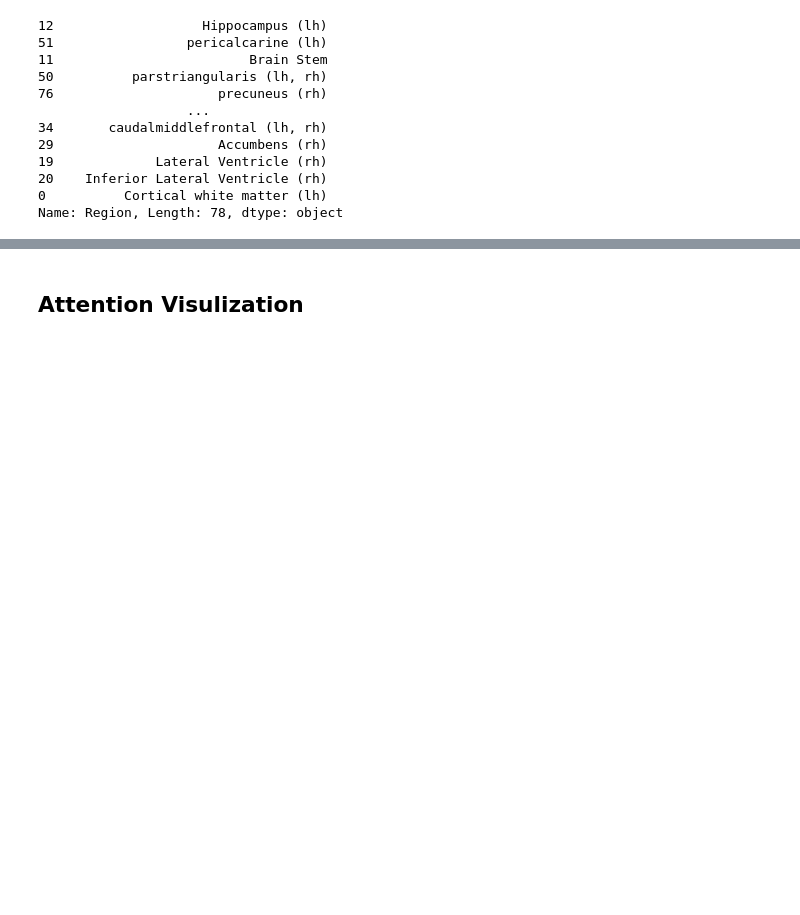
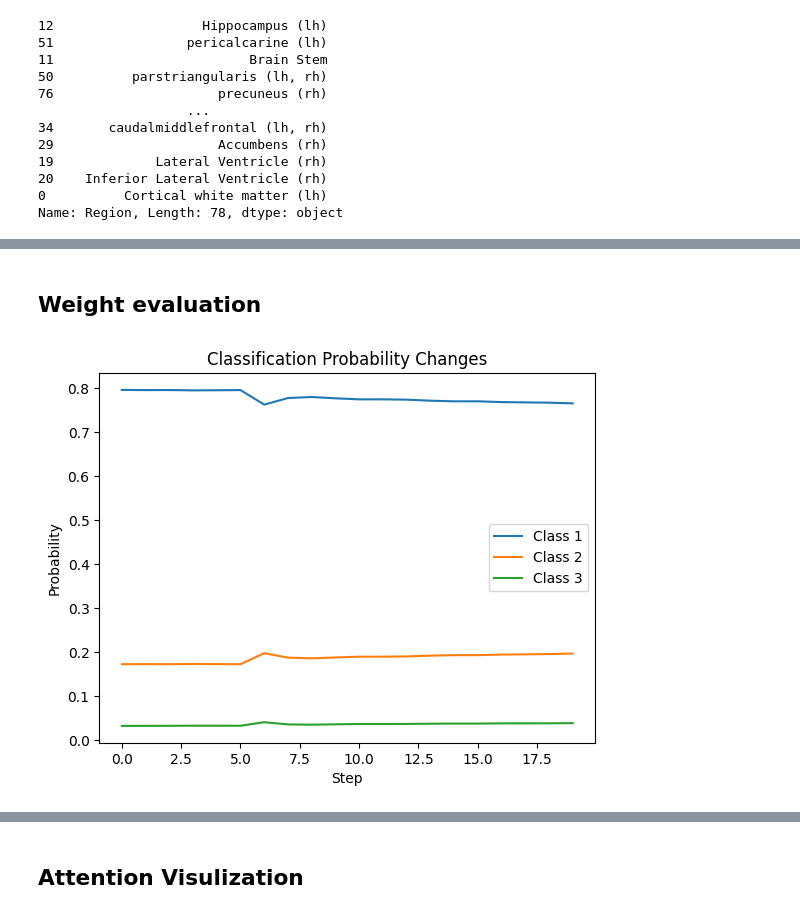
Before and after one commit to sujuntao2022/ADNI-XAI, a Jupyter notebook: Interpretation_visualize.ipynb, the cells around one changed output, grey strips where cells are left out. Saved outputs shown, nothing was run; the diff lists cells and outputs as text; code cells hidden in the pictures; blank space fills up the shorter version.

```diff
--- a/Interpretation_visualize.ipynb
+++ b/Interpretation_visualize.ipynb
@@ -608,0 +659,11 @@ Name: Region, Length: 78, dtype: object
+# %%
+# 为每个注意力指标分别计算排名
+for col in ['attention1', 'attention2', 'attention3', 'attention4']:
+    df[col + '_rank'] = df[col].rank(ascending=False)
+
+# 计算综合排名
+df['final_rank'] = df[['attention1_rank', 'attention2_rank', 'attention3_rank', 'attention4_rank']].mean(axis=1)
+
+# 根据综合排名排序
+df_sorted = df.sort_values(by='final_rank')
+print(df_sorted['Region'].head(10))
@@ -608,0 +698,2 @@ Name: Region, Length: 78, dtype: object
+# %% [markdown]
+## Weight evaluation
@@ -608,0 +716,48 @@ Name: Region, Length: 78, dtype: object
+# %%
+import pandas as pd
+import torch
+import numpy as np
+import matplotlib.pyplot as plt
+
+
+file_path = r'D:\Juntao\Data\ANDI3-T1\orig_nu\041_S_6226.nii'  # Please replace with your file path
+mri_image = nib.load(file_path)
+image_data = mri_image.get_fdata()
+
+mask_path = r'D:\Juntao\Data\ANDI3-T1\auto_noCCseg\041_S_6226.nii'  # Please replace with your file path
+mri_mask = nib.load(mask_path)
+mask_data = mri_mask.get_fdata()
+
+
+# 根据'attention1'列的值进行降序排序
+df_sorted = df.sort_values(by='attention1', ascending=False)
+df_sorted=df_sorted.head(20)
+
+# 预测结果存储
+predictions = []
+
+modified_image = image_data
+
+# 循环处理每个区域
+for index, row in df_sorted.iterrows():
+    region_number = row['Fastsurfer']  # 获取区域序号
+    # 将对应区域归零
+    # modified_image = image_data.copy()
+    modified_image[mask_data == region_number] = 255 - modified_image[mask_data == region_number]
+
+    input_tensor = torch.tensor(modified_image[np.newaxis,np.newaxis, ...], dtype=torch.float32).to(device)
+
+    with torch.no_grad():
+        output = model(input_tensor)
+        probabilities = torch.nn.functional.softmax(output, dim=1)
+        predictions.append(probabilities.cpu().detach().numpy())
+
+predictions_array = np.array(predictions).squeeze()
+plt.plot(predictions_array)
+plt.xlabel('Step')
+plt.ylabel('Probability')
+plt.title('Classification Probability Changes')
+plt.legend(['Class 1', 'Class 2', 'Class 3'])
+plt.show()
+# %% [output]
+[figure, added]
```
Also changed, not shown: parts of 18 cells of this notebook.
